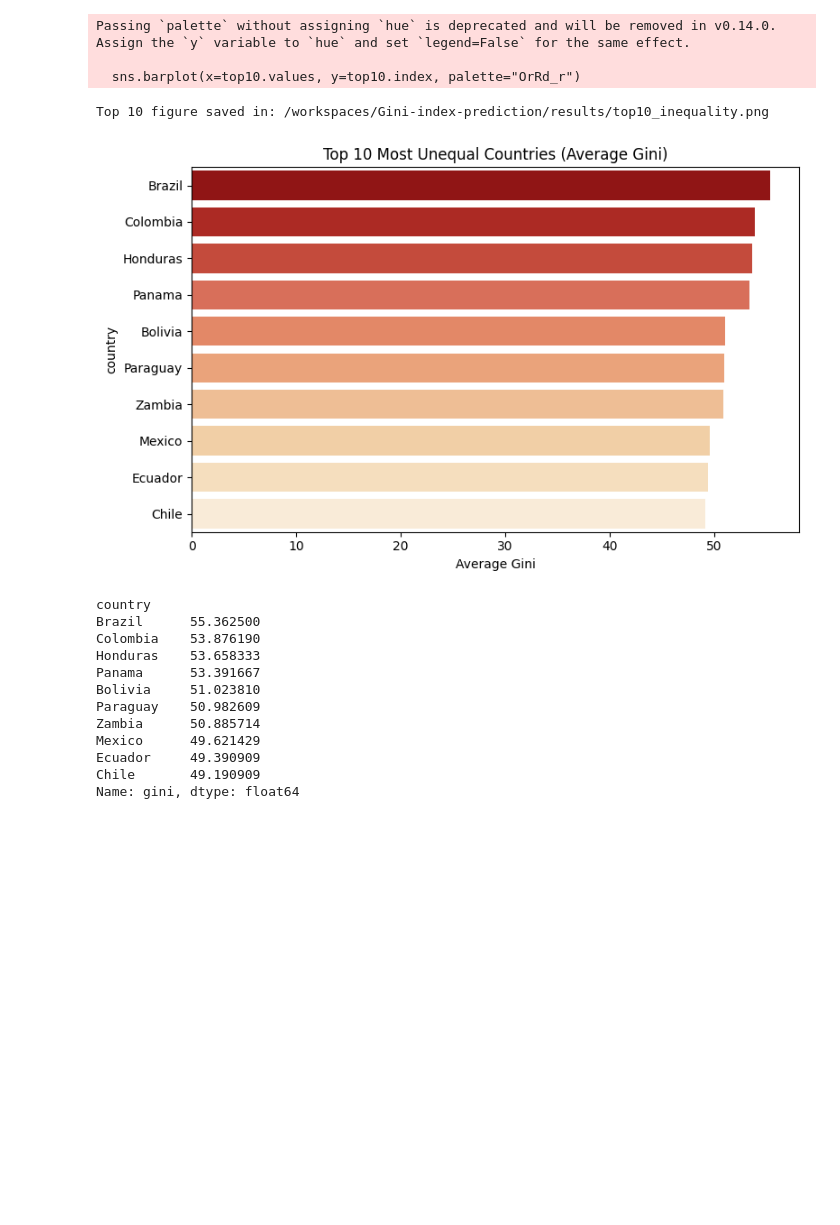
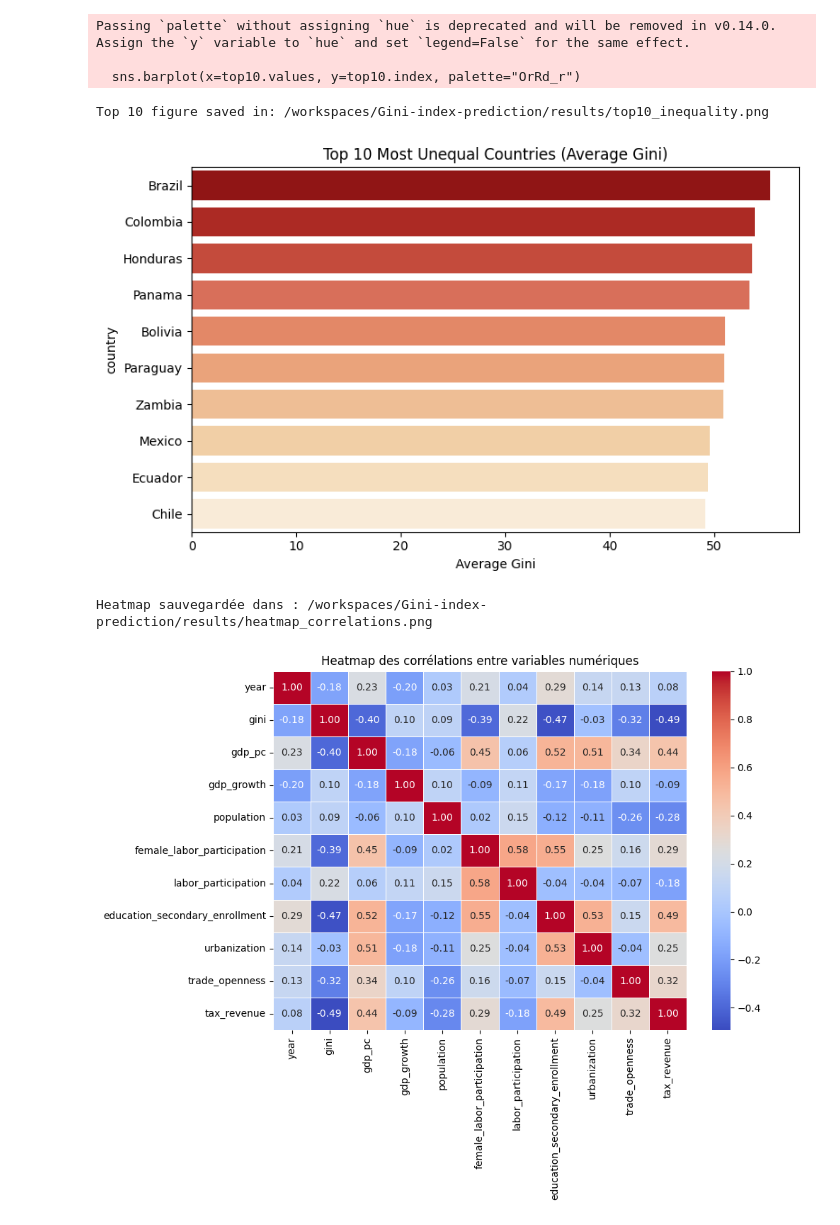
Before and after one commit to juliettelouppe/Gini-index-prediction, a Jupyter notebook: notebooks/04-results.ipynb, the cells around one changed output. Saved outputs shown, nothing was run; the diff lists cells and outputs as text; code cells hidden in the pictures; blank space fills up the shorter version.

```diff
--- a/notebooks/04-results.ipynb
+++ b/notebooks/04-results.ipynb
@@ -74,42 +74,51 @@ top10 = gini_mean.head(10)
 plt.figure(figsize=(8, 5))
 sns.barplot(x=top10.values, y=top10.index, palette="OrRd_r")
 plt.xlabel("Average Gini")
 plt.title("Top 10 Most Unequal Countries (Average Gini)")
 
 plt.tight_layout()
 top10_path = results_dir / "top10_inequality.png"
 plt.savefig(top10_path, dpi=300)
 print("\nTop 10 figure saved in:", top10_path)
 
 plt.show()
 
 top10
+
+numeric_df = df.select_dtypes(include="number")
+
+plt.figure(figsize=(10, 8))
+sns.heatmap(
+    numeric_df.corr(),
+    annot=True,
+    cmap="coolwarm",
+    linewidths=0.5,
+    fmt=".2f"
+)
+plt.title("Heatmap des corrélations entre variables numériques")
+plt.tight_layout()
+
+output_path = results_dir / "heatmap_correlations.png"
+plt.savefig(output_path, dpi=300)
+print("Heatmap sauvegardée dans :", output_path)
+
+plt.show()
 # %% [output]
 Project root: /workspaces/Gini-index-prediction
 Clean data loaded: (1528, 13)
 
 === Figures du modèle XGBoost ===
 [figure]
 [figure]
 Passing `palette` without assigning `hue` is deprecated and will be removed in v0.14.0. Assign the `x` variable to `hue` and set `legend=False` for the same effect.
 
   sns.boxplot(data=df_focus, x="country", y="gini", palette="Set2")
 Boxplot saved in: /workspaces/Gini-index-prediction/results/boxplot_gini_us_fr_br.png
 [figure]
 Passing `palette` without assigning `hue` is deprecated and will be removed in v0.14.0. Assign the `y` variable to `hue` and set `legend=False` for the same effect.
 
   sns.barplot(x=top10.values, y=top10.index, palette="OrRd_r")
 Top 10 figure saved in: /workspaces/Gini-index-prediction/results/top10_inequality.png
 [figure]
-country
-Brazil      55.362500
-Colombia    53.876190
-Honduras    53.658333
-Panama      53.391667
-Bolivia     51.023810
-Paraguay    50.982609
-Zambia      50.885714
-Mexico      49.621429
-Ecuador     49.390909
-Chile       49.190909
-Name: gini, dtype: float64
+Heatmap sauvegardée dans : /workspaces/Gini-index-prediction/results/heatmap_correlations.png
+[figure, added]
```
